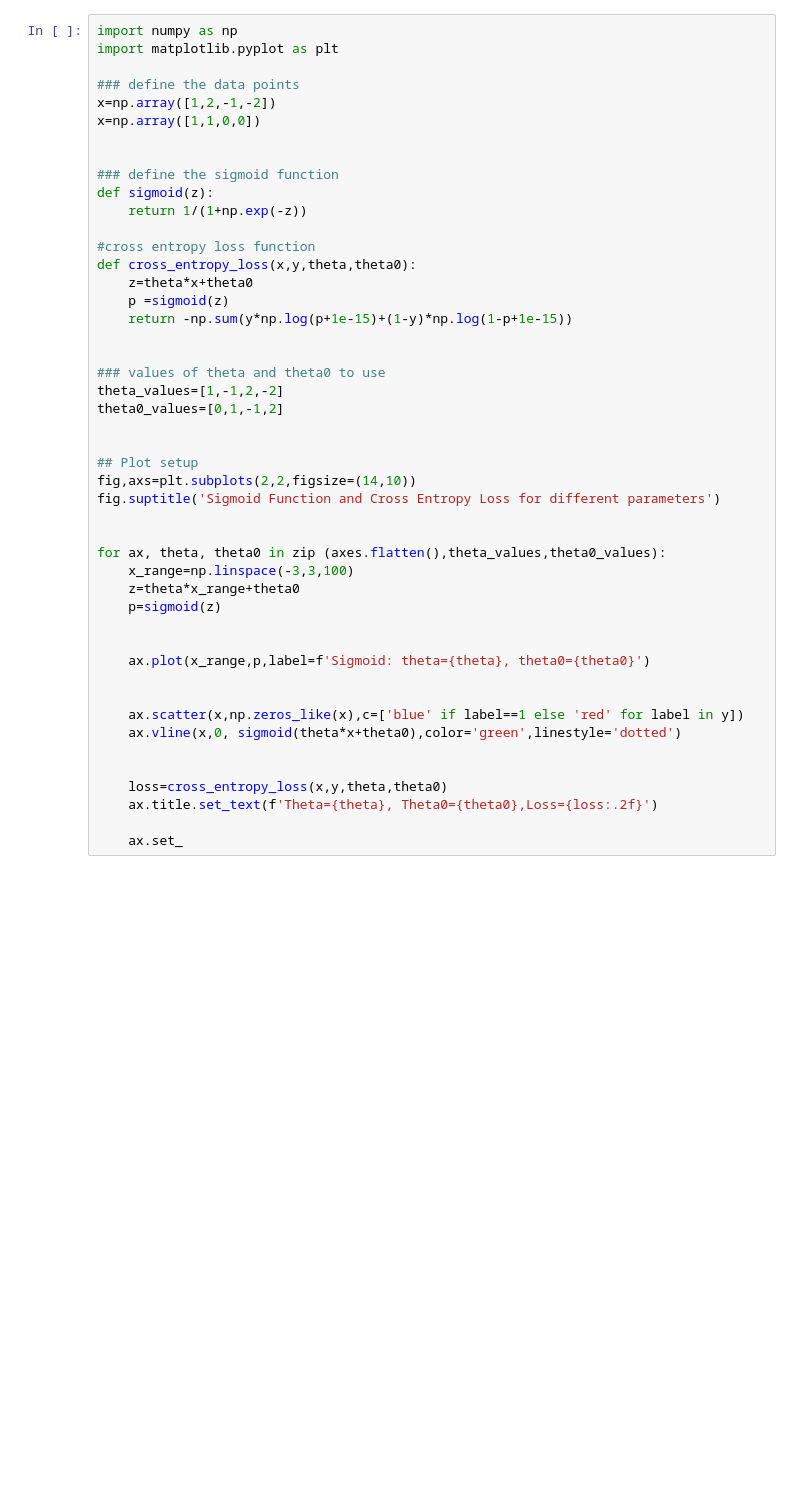
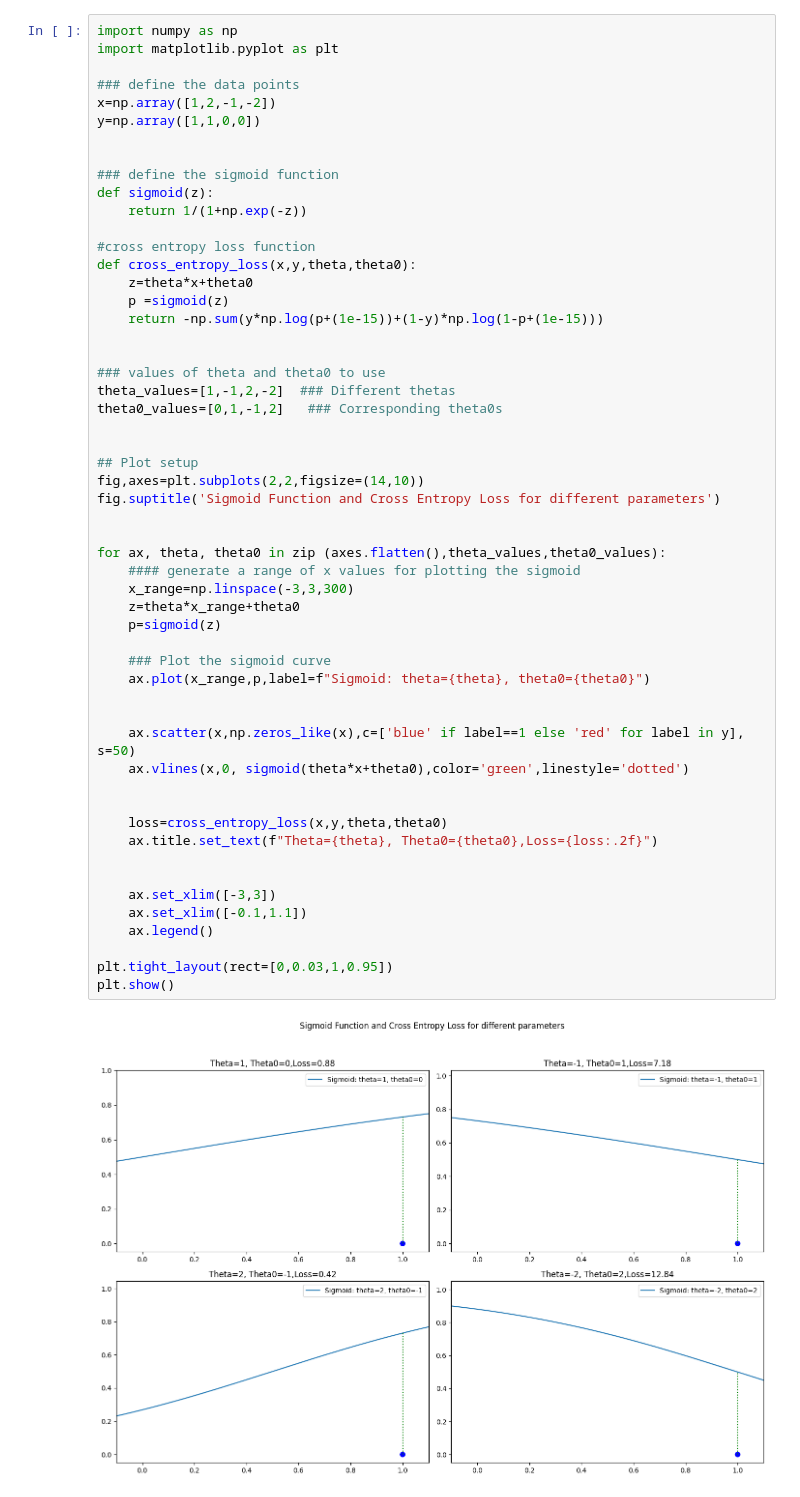
Before and after one commit to GopikaGupta/Machine_Learning_from_Scratch, a Jupyter notebook: Crosss_Entropy_loss.ipynb, the cells around one changed output. Saved outputs shown, nothing was run; the diff lists cells and outputs as text; blank space fills up the shorter version.

```diff
--- a/Crosss_Entropy_loss.ipynb
+++ b/Crosss_Entropy_loss.ipynb
@@ -4,44 +4,53 @@ import matplotlib.pyplot as plt
 
 ### define the data points
 x=np.array([1,2,-1,-2])
-x=np.array([1,1,0,0])
+y=np.array([1,1,0,0])
 
 
 ### define the sigmoid function
 def sigmoid(z):
     return 1/(1+np.exp(-z))
 
 #cross entropy loss function
 def cross_entropy_loss(x,y,theta,theta0):
     z=theta*x+theta0
     p =sigmoid(z)
-    return -np.sum(y*np.log(p+1e-15)+(1-y)*np.log(1-p+1e-15))
+    return -np.sum(y*np.log(p+(1e-15))+(1-y)*np.log(1-p+(1e-15)))
 
 
 ### values of theta and theta0 to use
-theta_values=[1,-1,2,-2]
-theta0_values=[0,1,-1,2]
+theta_values=[1,-1,2,-2]  ### Different thetas
+theta0_values=[0,1,-1,2]   ### Corresponding theta0s
 
 
 ## Plot setup
-fig,axs=plt.subplots(2,2,figsize=(14,10))
+fig,axes=plt.subplots(2,2,figsize=(14,10))
 fig.suptitle('Sigmoid Function and Cross Entropy Loss for different parameters')
 
 
 for ax, theta, theta0 in zip (axes.flatten(),theta_values,theta0_values):
-    x_range=np.linspace(-3,3,100)
+    #### generate a range of x values for plotting the sigmoid
+    x_range=np.linspace(-3,3,300)
     z=theta*x_range+theta0
     p=sigmoid(z)
 
-
-    ax.plot(x_range,p,label=f'Sigmoid: theta={theta}, theta0={theta0}')
+    ### Plot the sigmoid curve
+    ax.plot(x_range,p,label=f"Sigmoid: theta={theta}, theta0={theta0}")
 
 
-    ax.scatter(x,np.zeros_like(x),c=['blue' if label==1 else 'red' for label in y])
-    ax.vline(x,0, sigmoid(theta*x+theta0),color='green',linestyle='dotted')
+    ax.scatter(x,np.zeros_like(x),c=['blue' if label==1 else 'red' for label in y], s=50)
+    ax.vlines(x,0, sigmoid(theta*x+theta0),color='green',linestyle='dotted')
 
 
     loss=cross_entropy_loss(x,y,theta,theta0)
-    ax.title.set_text(f'Theta={theta}, Theta0={theta0},Loss={loss:.2f}')
+    ax.title.set_text(f"Theta={theta}, Theta0={theta0},Loss={loss:.2f}")
 
-    ax.set_
+
+    ax.set_xlim([-3,3])
+    ax.set_xlim([-0.1,1.1])
+    ax.legend()
+
+plt.tight_layout(rect=[0,0.03,1,0.95])
+plt.show()
+# %% [output]
+[figure, added]
```
Also changed, not shown: 8 other files.
